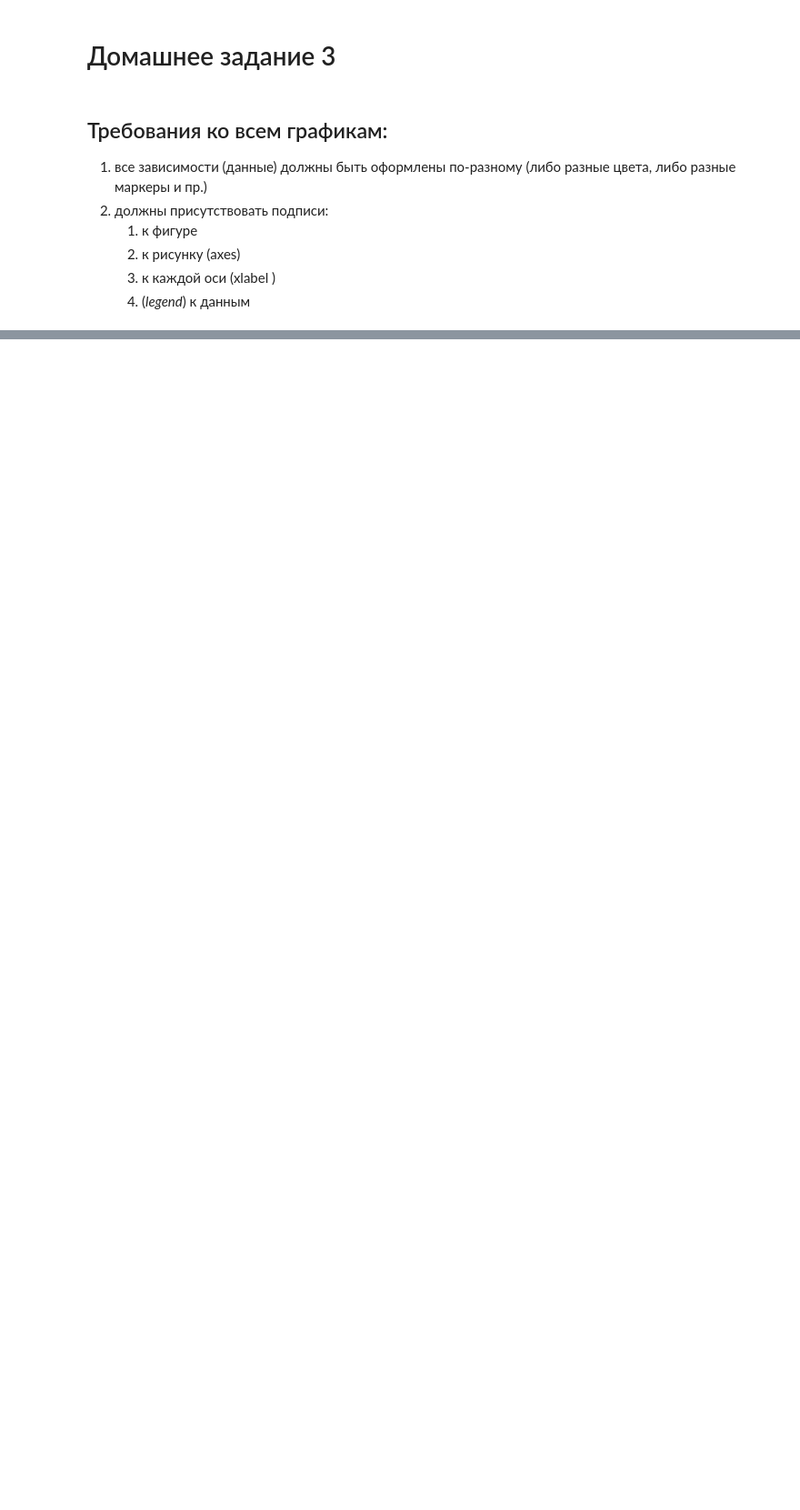
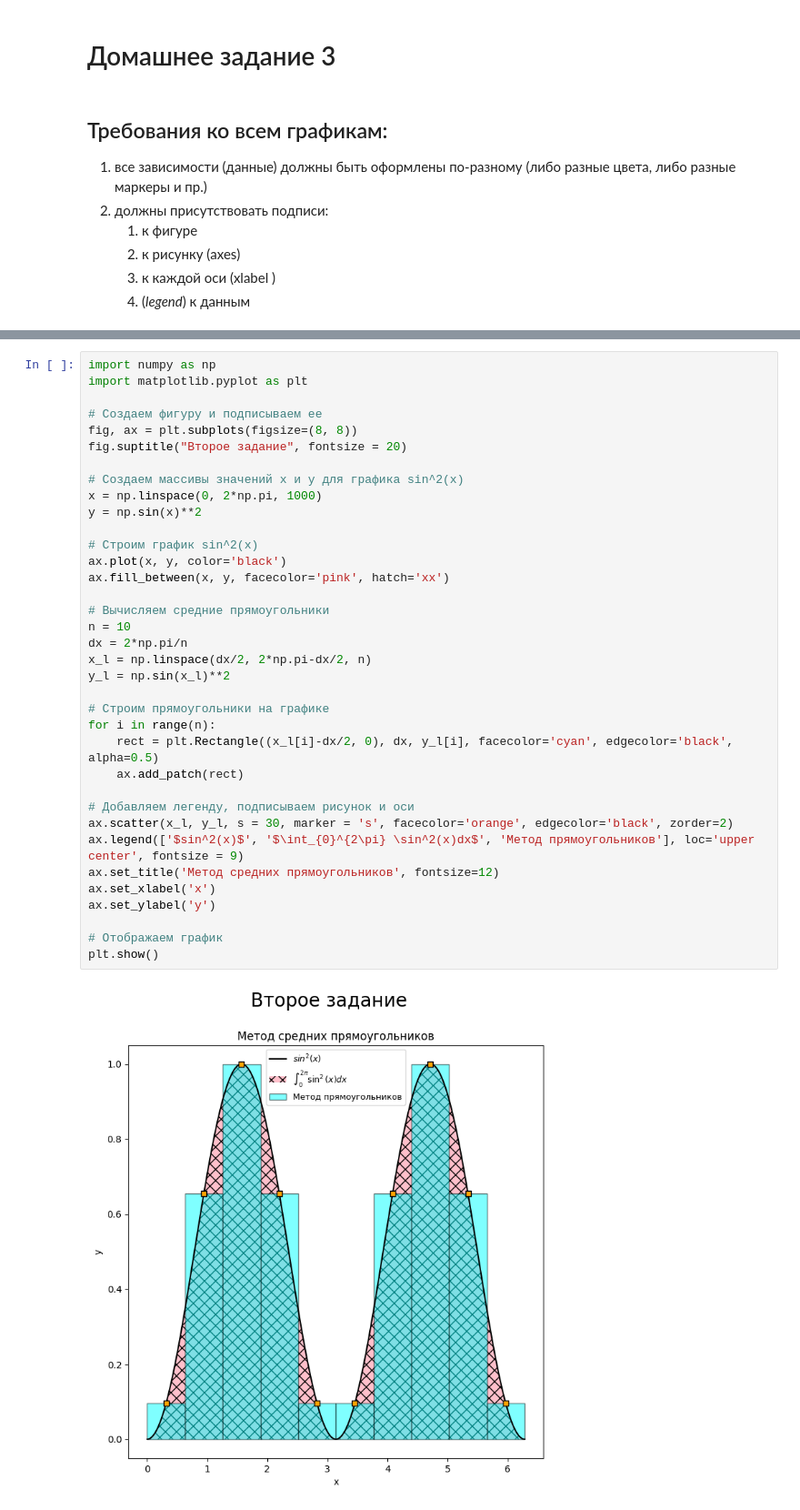
Before and after one commit to p0n4o/matplot_HW, a Jupyter notebook: HW_3/HW3.ipynb, the cells around one changed output, grey strips where cells are left out. Shown: that part at 91% size. Saved outputs shown, nothing was run; the diff lists cells and outputs as text; blank space fills up the shorter version.

```diff
--- a/HW_3/HW3.ipynb
+++ b/HW_3/HW3.ipynb
@@ -103,3 +105,41 @@ $\textcolor{yellow}{[2\;балла]}$
 
 
 ![](task_2.png)
+# %%
+import numpy as np
+import matplotlib.pyplot as plt
+
+# Создаем фигуру и подписываем ее
+fig, ax = plt.subplots(figsize=(8, 8))
+fig.suptitle("Второе задание", fontsize = 20)
+
+# Создаем массивы значений x и y для графика sin^2(x)
+x = np.linspace(0, 2*np.pi, 1000)
+y = np.sin(x)**2
+
+# Строим график sin^2(x)
+ax.plot(x, y, color='black')
+ax.fill_between(x, y, facecolor='pink', hatch='xx')
+
+# Вычисляем средние прямоугольники
+n = 10
+dx = 2*np.pi/n
+x_l = np.linspace(dx/2, 2*np.pi-dx/2, n)
+y_l = np.sin(x_l)**2
+
+# Строим прямоугольники на графике
+for i in range(n):
+    rect = plt.Rectangle((x_l[i]-dx/2, 0), dx, y_l[i], facecolor='cyan', edgecolor='black', alpha=0.5)
+    ax.add_patch(rect)
+
+# Добавляем легенду, подписываем рисунок и оси
+ax.scatter(x_l, y_l, s = 30, marker = 's', facecolor='orange', edgecolor='black', zorder=2)
+ax.legend(['$sin^2(x)$', '$\int_{0}^{2\pi} \sin^2(x)dx$', 'Метод прямоугольников'], loc='upper center', fontsize = 9)
+ax.set_title('Метод средних прямоугольников', fontsize=12)
+ax.set_xlabel('x')
+ax.set_ylabel('y')
+
+# Отображаем график
+plt.show()
+# %% [output]
+[figure, added]
```
Also changed, not shown: parts of 3 cells of this notebook.
